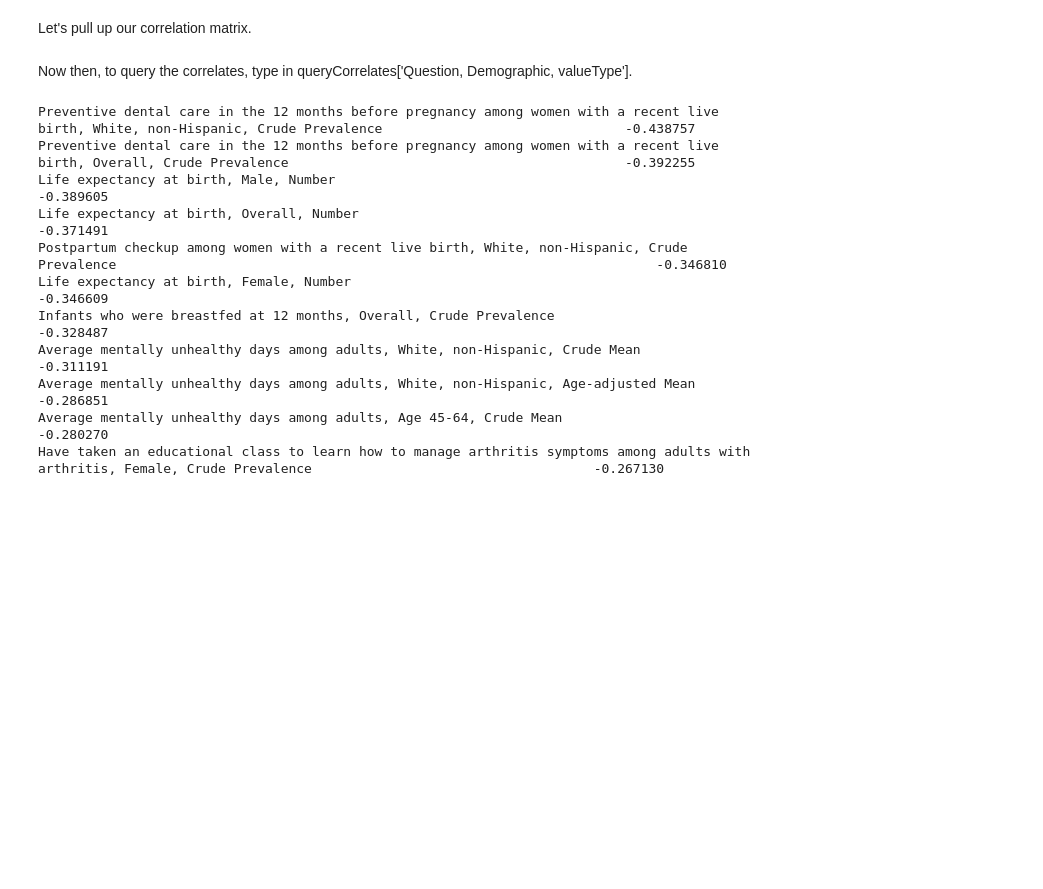
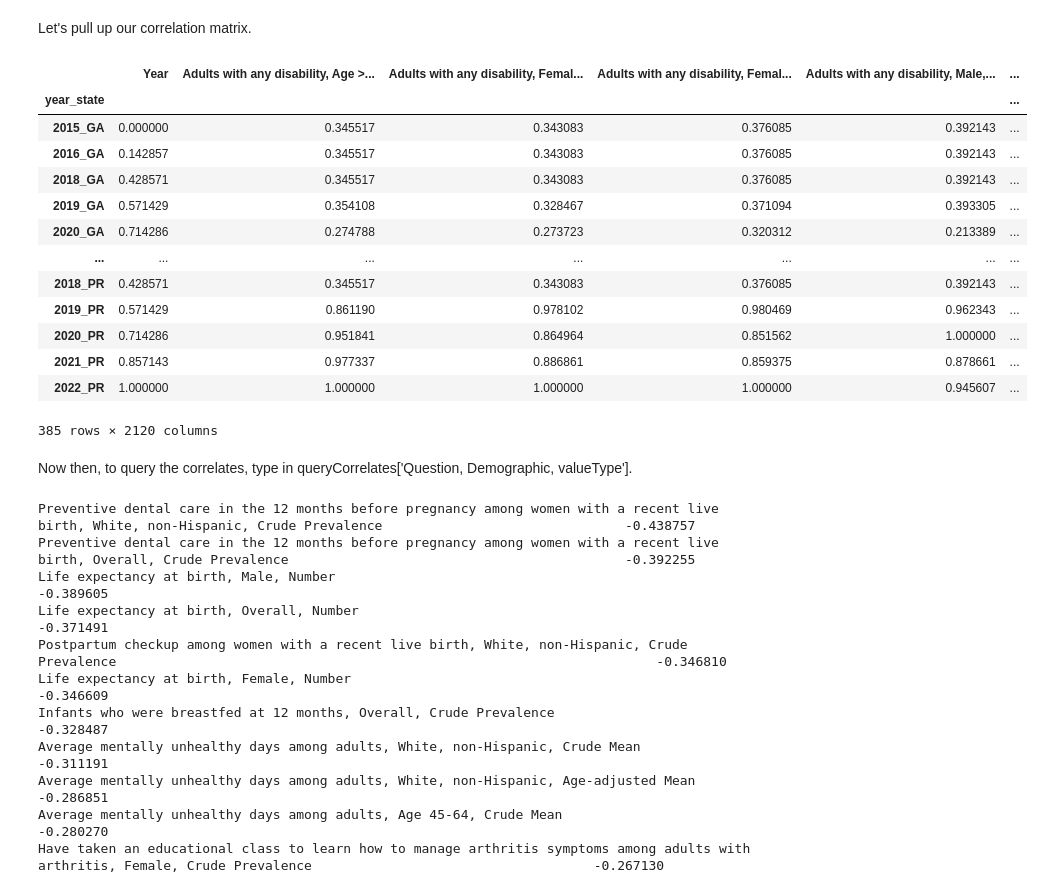
Before and after one commit to NINCOMPAQ/Chronic-Health-Analysis, a Jupyter notebook: Analysis.ipynb, the cells around one changed output. Saved outputs shown, nothing was run; the diff lists cells and outputs as text; code cells hidden in the pictures; blank space fills up the shorter version.

```diff
--- a/Analysis.ipynb
+++ b/Analysis.ipynb
@@ -6,6 +6,23 @@ df = pd.read_csv('processedCDC.csv', index_col='year_state')
 correlations = df.corr()
 #correlations
 #uncomment the above line if you want to see the whole correlation matrix
+# %%
+df
+# %% [output]
+|  | Year | Adults with any disability, Age >... | Adults with any disability, Femal... | Adults with any disability, Femal... | Adults with any disability, Male,... | ... |
+| year_state |  |  |  |  |  | ... |
+| 2015_GA | 0.000000 | 0.345517 | 0.343083 | 0.376085 | 0.392143 | ... |
+| 2016_GA | 0.142857 | 0.345517 | 0.343083 | 0.376085 | 0.392143 | ... |
+| 2018_GA | 0.428571 | 0.345517 | 0.343083 | 0.376085 | 0.392143 | ... |
+| 2019_GA | 0.571429 | 0.354108 | 0.328467 | 0.371094 | 0.393305 | ... |
+| 2020_GA | 0.714286 | 0.274788 | 0.273723 | 0.320312 | 0.213389 | ... |
+| ... | ... | ... | ... | ... | ... | ... |
+| 2018_PR | 0.428571 | 0.345517 | 0.343083 | 0.376085 | 0.392143 | ... |
+| 2019_PR | 0.571429 | 0.861190 | 0.978102 | 0.980469 | 0.962343 | ... |
+| 2020_PR | 0.714286 | 0.951841 | 0.864964 | 0.851562 | 1.000000 | ... |
+| 2021_PR | 0.857143 | 0.977337 | 0.886861 | 0.859375 | 0.878661 | ... |
+| 2022_PR | 1.000000 | 1.000000 | 1.000000 | 1.000000 | 0.945607 | ... |
+385 rows × 2120 columns
 # %% [markdown]
 Now then, to query the correlates, type in queryCorrelates['Question, Demographic, valueType'].
 # %%
```
Also changed, not shown: parts of 7 cells of this notebook, 6 other files.
